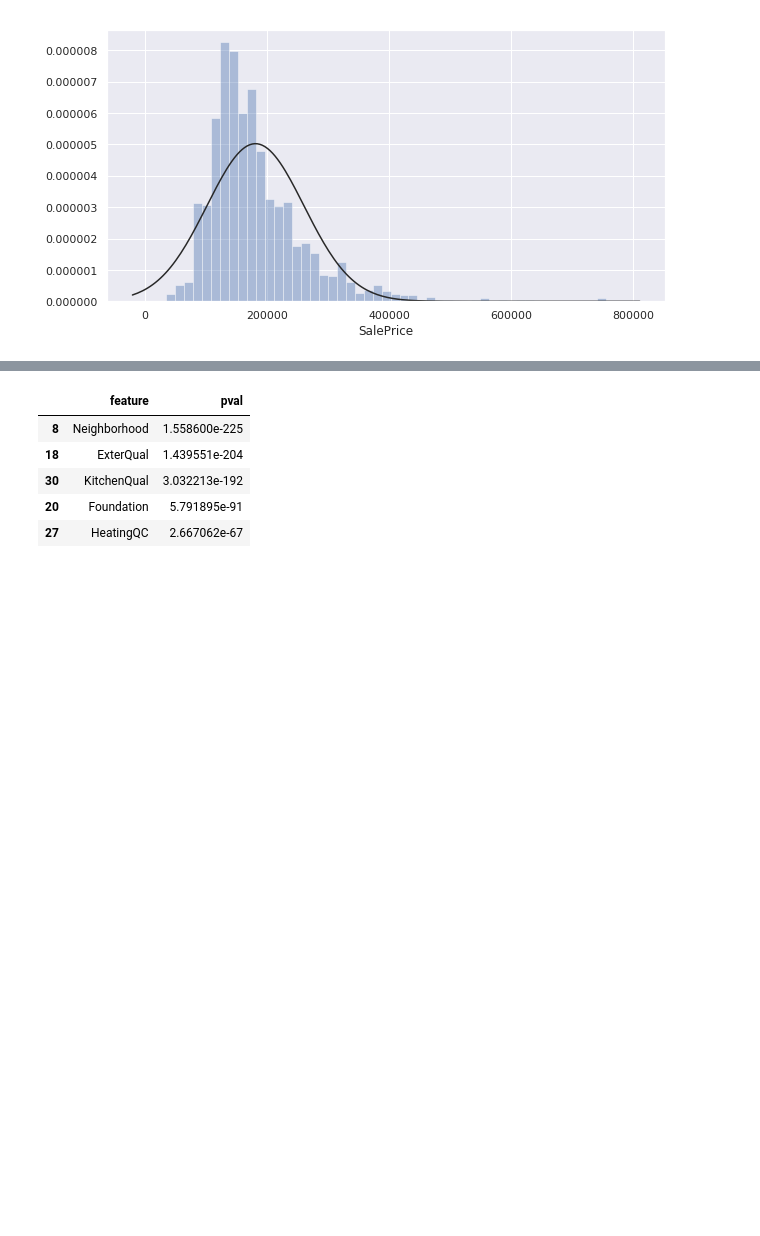
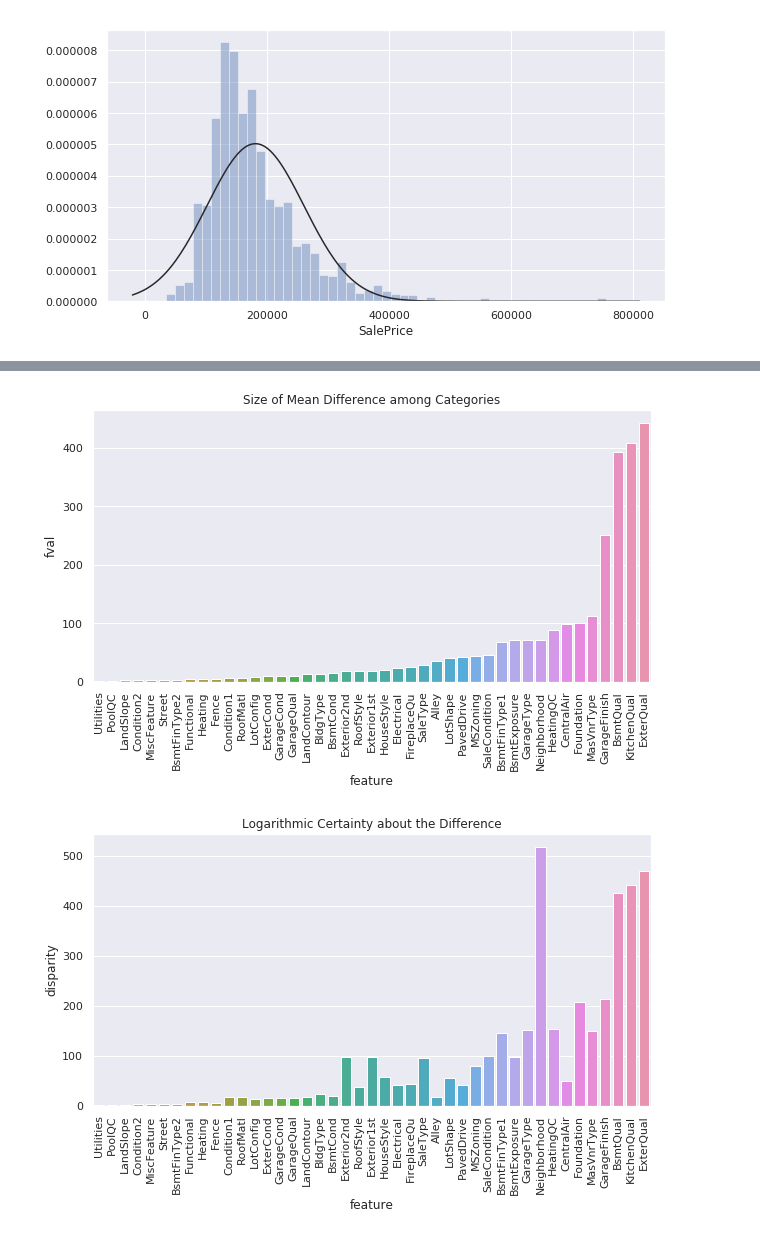
Before and after one commit to MiguelNiblock/Deep-NLP_Predicting-Ad-Demand, a Jupyter notebook: Proposal.ipynb, the cells around one changed output, grey strips where cells are left out. Cells and saved outputs as stored; diff of their text form; code cells hidden in the pictures; blank space fills up the shorter version.

```diff
--- a/Proposal.ipynb
+++ b/Proposal.ipynb
@@ -41,28 +55,32 @@ plt.show()
 # %%
-# Get quantitative and qualitative variables
-quantitative = [f for f in train.columns if train.dtypes[f] != 'object']
-qualitative = [f for f in train.columns if train.dtypes[f] == 'object']
-quantitative.remove('SalePrice'); quantitative.remove('Id')
+# Define numerical and categorical variables
+num = [f for f in train.columns if train.dtypes[f] != 'object']
+cat = [f for f in train.columns if train.dtypes[f] == 'object']
+num.remove('SalePrice'); num.remove('Id')
 
 
-#
+# Perform Anova OneWay test on each feature's categories
+
 anv = pd.DataFrame()
-anv['feature'] = qualitative
+anv['feature'] = cat
+fvals = []
 pvals = []
-for var in qualitative:
+
+# For each categorical variable...
+for var in cat:
     groups = []
-    for val in train[var].unique():
-        group = train[train[var] == val]['SalePrice'].values
+    # For each unique value that variable...
+    for val in train[var].dropna().unique():
+        # Group the prices of that value
+        group = train.SalePrice[train[var] == val].values
         groups.append(group)
-    pval = stats.f_oneway(*groups)[1]
-    pvals.append(pval)
+    # Perform test on n groups
+    f = stats.f_oneway(*groups)[0]
+    p = stats.f_oneway(*groups)[1]
+    fvals.append(f)
+    pvals.append(p)
+
+# Add test results next to each variable
+anv['fval'] = fvals
 anv['pval'] = pvals
-anv.sort_values('pval',inplace=True)
-anv.head()
+anv.sort_values('fval',inplace=True)
-# %% [output]
-|  | feature | pval |
-| 8 | Neighborhood | 1.558600e-225 |
-| 18 | ExterQual | 1.439551e-204 |
-| 30 | KitchenQual | 3.032213e-192 |
-| 20 | Foundation | 5.791895e-91 |
-| 27 | HeatingQC | 2.667062e-67 |
@@ -73,0 +87,16 @@ x=plt.xticks(rotation=90)
+# %%
+plt.figure(figsize=(10,5))
+sns.barplot(data=anv, x='feature', y='fval')
+x=plt.xticks(rotation=90)
+plt.title('Size of Mean Difference among Categories')
+plt.show()
+
+plt.figure(figsize=(10,5))
+anv['disparity'] = np.log(1/anv['pval'].values)
+sns.barplot(data=anv, x='feature', y='disparity')
+x=plt.xticks(rotation=90)
+plt.title('Logarithmic Certainty about the Difference')
+plt.show()
+# %% [output]
+[figure, added]
+[figure, added]
```
Also changed, not shown: parts of 5 cells of this notebook.
